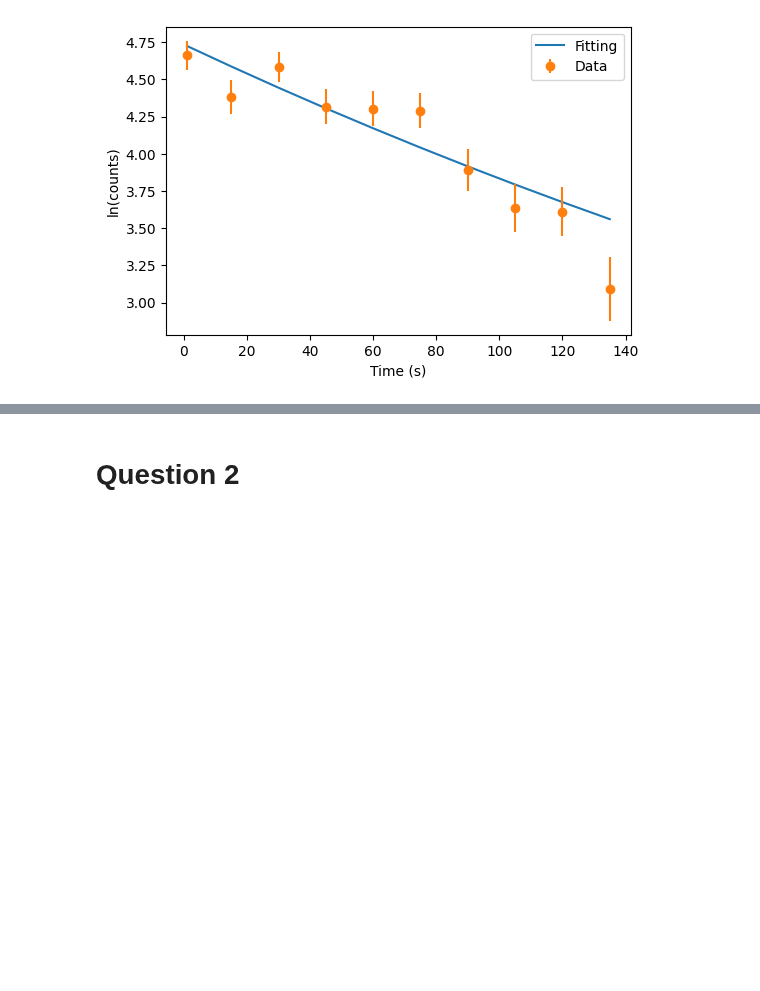
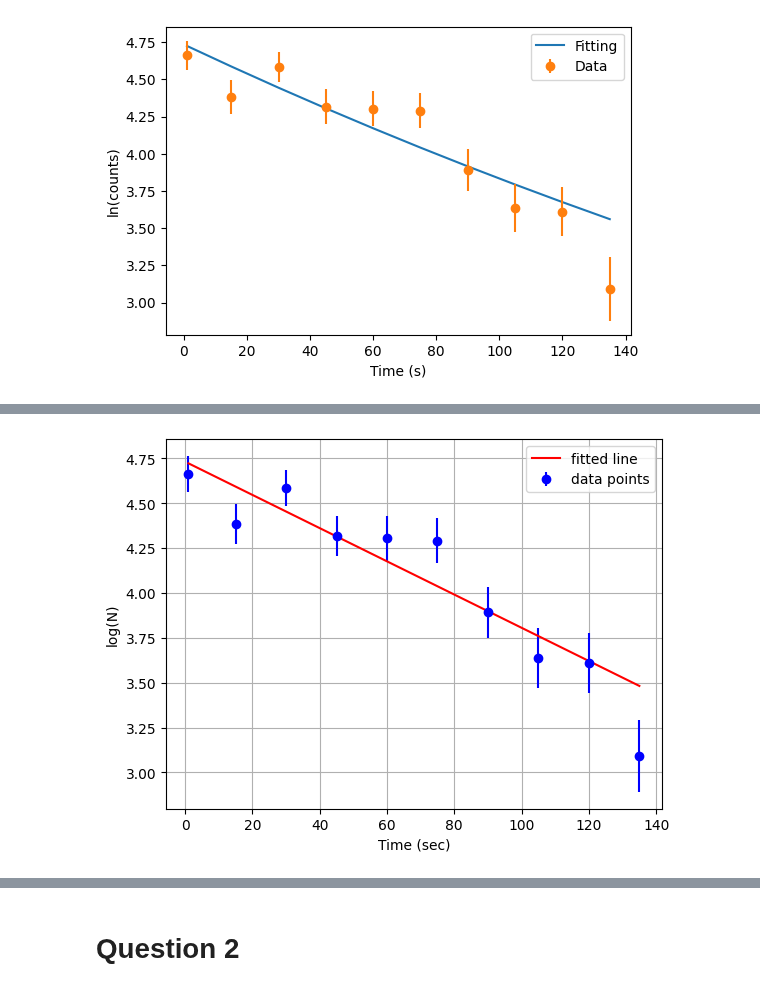
Before and after one commit to chandan-kumarsahu/P452-Computational-Physics, a Jupyter notebook: Endsem/Endsem.ipynb, the cells around one changed output, grey strips where cells are left out. Drawn from its saved outputs; the diff is of its cells as text; code cells hidden in the pictures; blank space fills up the shorter version.

Commit message:
Submitted endsem

```diff
--- a/Endsem/Endsem.ipynb
+++ b/Endsem/Endsem.ipynb
@@ -63,0 +65,93 @@ The fit is not acceptable at 95% level of significance.
+# %%
+import math
+
+# Define functions
+def chi2_linear_regression(xvals, yvals, sigma_lst):
+    n = len(xvals)
+    s, sx, sy, sxx, sxy = 0, 0, 0, 0, 0
+    for i in range(n):
+        s += 1 / sigma_lst[i]**2
+        sx += xvals[i] / sigma_lst[i]**2
+        sy += yvals[i] / sigma_lst[i]**2
+        sxx += xvals[i]**2 / sigma_lst[i]**2
+        sxy += xvals[i]*yvals[i] / sigma_lst[i]**2
+
+    delta = s*sxx - sx**2
+    a = (sxx*sy - sx*sxy) / delta
+    b = (s*sxy - sx*sy) / delta
+
+    chi2 = 0
+    for i in range(n):
+        chi2 += (yvals[i] - a - b*xvals[i])**2 / sigma_lst[i]**2
+
+    # Calculate errors or standard deviations in parameters a and b
+    delA2 = sxx / delta
+    delB2 = s / delta
+    cov = -sx / delta
+
+    # Calculate standard deviations in parameters a and b
+    std_dev_a = math.sqrt(delA2)
+    std_dev_b = math.sqrt(delB2)
+
+    return a, b, std_dev_a, std_dev_b, cov, chi2
+
+
+def half_life(a0, k):
+    return a0 / (2 * abs(k))
+
+# Read data from file
+with open("endsemfit.txt", "r") as file:
+    lines = file.readlines()
+
+time_lst, count_lst, sigma_lst = [], [], []
+for line in lines:
+    line_data = line.strip().split()
+    time_lst.append(float(line_data[0]))
+    count_lst.append(float(line_data[1]))
+    sigma_lst.append(float(line_data[2]))
+
+# Calculate logarithms and inverse of sigma
+log_count_lst, new_sigma_lst = [], []
+for i in range(len(count_lst)):
+    log_count_lst.append(math.log(count_lst[i]))
+    new_sigma_lst.append(1/sigma_lst[i])
+
+# Perform linear regression
+params = chi2_linear_regression(xvals=time_lst, yvals=log_count_lst, sigma_lst=new_sigma_lst)
+
+a, b, std_dev_a, std_dev_b, cov, calculate_chi_square = params
+
+# Print results
+print("Intercept: ", params[0])
+print("Slope: ", params[1])
+print("Chi square: ", params[-1])
+
+# Calculate fitted values
+calc_val = []
+for i in time_lst:
+    calc_val.append(i*params[1] + params[0])
+
+# Print half-life
+print()
+print("Average Life-time: ", 1/abs(params[1]), "±", params[3]/abs(params[1])**2, "sec")
+
+critical_chi_square = 16.919
+
+# Determine if fit is acceptable at 95% level of significance
+if calculate_chi_square < critical_chi_square:
+    print("The fit is acceptable at 95% level of significance.")
+else:
+    print("The fit is not acceptable at 95% level of significance.")
+
+# Plot data and fitted line
+import matplotlib.pyplot as plt
+
+plt.errorbar(time_lst, log_count_lst, yerr=new_sigma_lst, label='data points', marker='o', fmt='', linestyle='', color='b')
+plt.plot(time_lst, calc_val,'r', label='fitted line')
+plt.xlabel("Time (sec)")
+plt.ylabel("log(N)")
+
+plt.legend()
+plt.grid()
+plt.show()
+# %% [output]
@@ -63,0 +164 @@ The fit is not acceptable at 95% level of significance.
+[figure, added]
```
Also changed, not shown: parts of 14 cells of this notebook.
